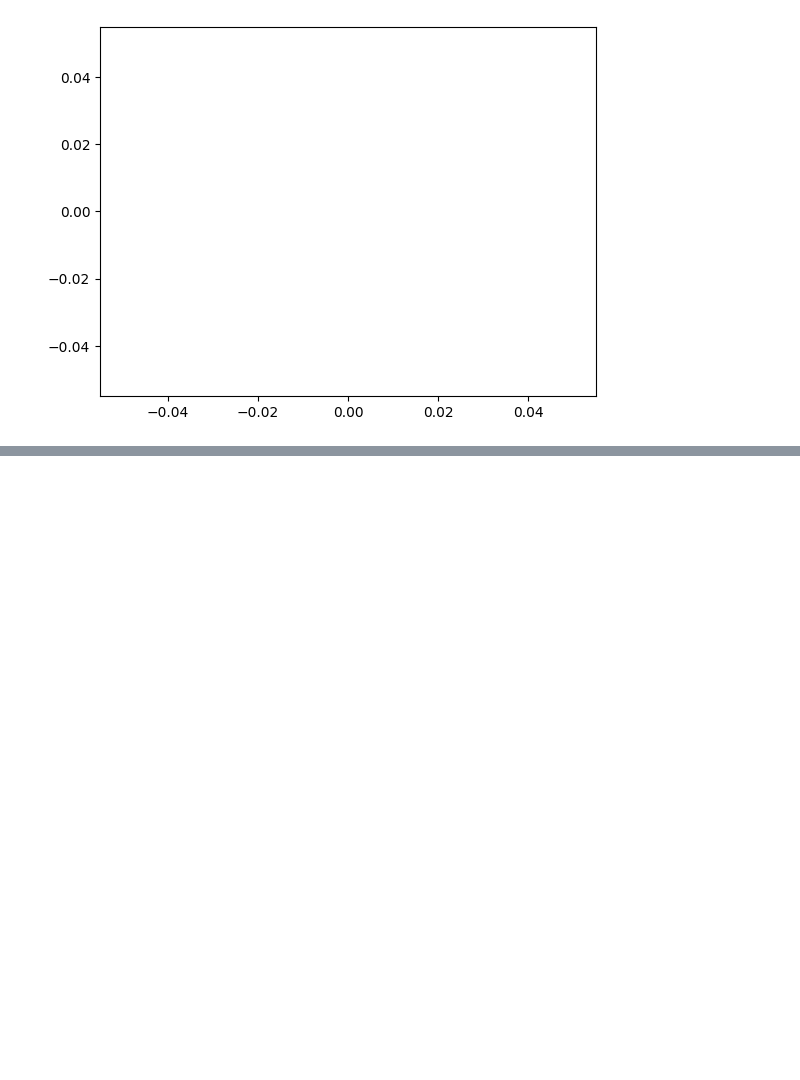
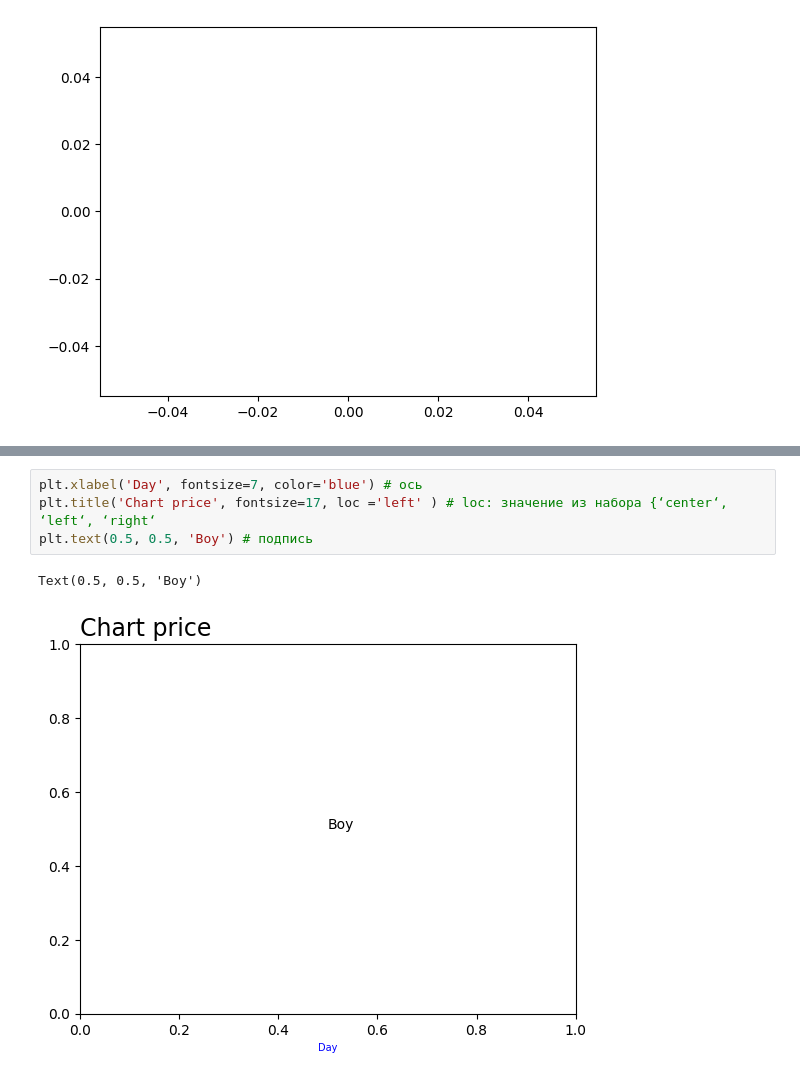
Before and after one commit to Vitalyastiy/cheat-python, a Jupyter notebook: viz/Plt_учебник.ipynb, the cells around one changed output, grey strips where cells are left out. Cells and saved outputs as stored; diff of their text form; blank space fills up the shorter version.

```diff
--- a/viz/Plt_учебник.ipynb
+++ b/viz/Plt_учебник.ipynb
@@ -132,0 +158,7 @@ plt.plot()
+# %%
+plt.xlabel('Day', fontsize=7, color='blue') # ось
+plt.title('Chart price', fontsize=17, loc ='left' ) # loc: значение из набора {‘center‘, ‘left‘, ‘right‘
+plt.text(0.5, 0.5, 'Воу') # подпись
+# %% [output]
+Text(0.5, 0.5, 'Воу')
+[figure, added]
```
Also changed, not shown: parts of 17 cells of this notebook.
